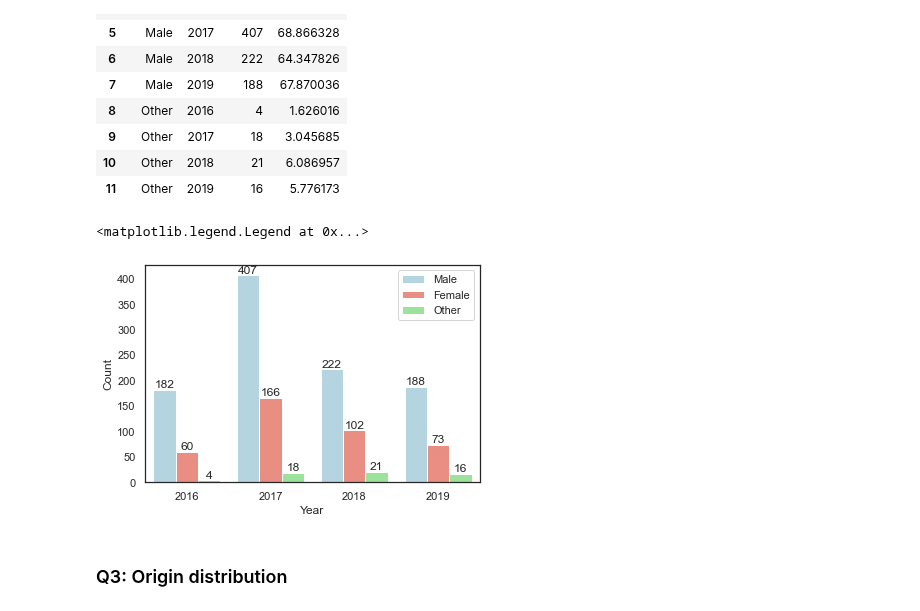
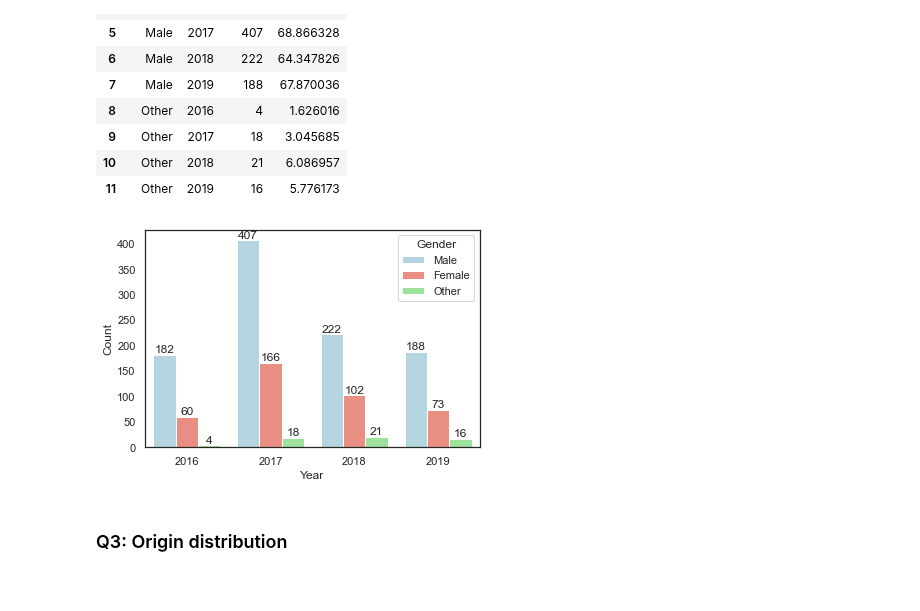
Before and after one commit to Selorikas/mental-health, a Jupyter notebook: mental-health.ipynb, the cells around one changed output. Saved outputs shown, nothing was run; the diff lists cells and outputs as text; code cells hidden in the pictures.

```diff
--- a/mental-health.ipynb
+++ b/mental-health.ipynb
@@ -188,19 +182,15 @@ q2_by_gender_and_year
 | 10 | Other | 2018 | 21 | 6.086957 |
 | 11 | Other | 2019 | 16 | 5.776173 |
 # %%
-# Gender distribution, visualized
+# Gender distribution by year, visualized
 gender_barplot = sns.barplot(x = 'Year', y = 'Count', hue = 'Gender', data = q2_by_gender_and_year, \
     hue_order=['Male', 'Female', 'Other'], palette=['lightblue', 'salmon', 'lightgreen'])
 
 # add labels to bars
 for container in gender_barplot.containers:
     gender_barplot.bar_label(container)
-
-# move hue box (to remove hue text)
-gender_barplot.legend(bbox_to_anchor= (1,1))
 # %% [output]
-<matplotlib.legend.Legend at 0x...>
-[figure, old version]
+[figure, new version]
 # %% [markdown]
 ### Q3: Origin distribution
 # %%
```
Also changed, not shown: parts of 12 cells of this notebook.
